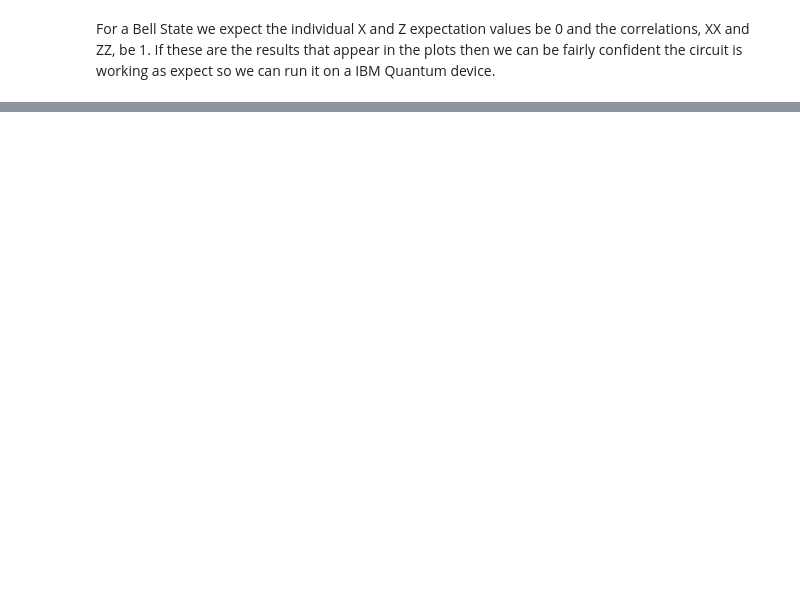
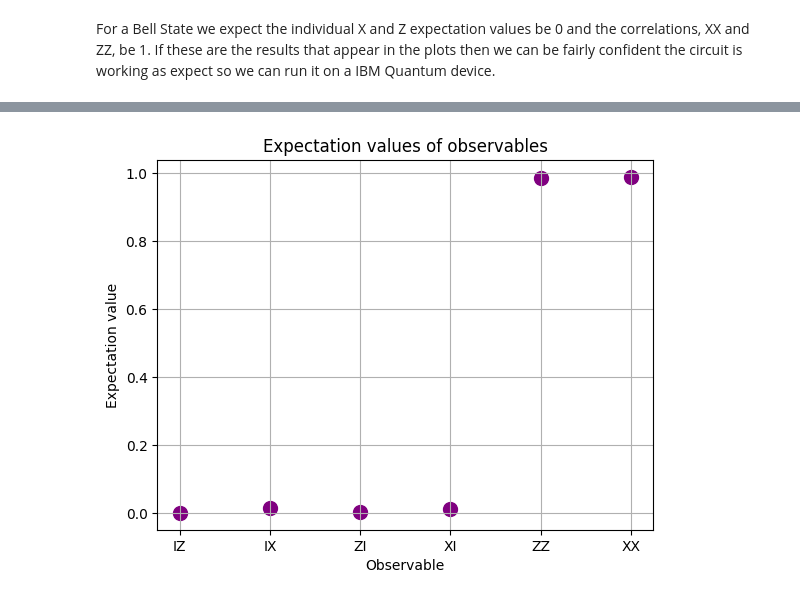
Before and after one commit to ZacharyKokot/Summer-Research-2024, a Jupyter notebook: IBMQuantumDemo.ipynb, the cells around one changed output, grey strips where cells are left out. Cells and saved outputs as stored; diff of their text form; code cells hidden in the pictures; blank space fills up the shorter version.

```diff
--- a/IBMQuantumDemo.ipynb
+++ b/IBMQuantumDemo.ipynb
@@ -143,0 +174,30 @@ backend = service.least_busy(simulator = False, operational = True)
+# %%
+# Run the transpiled estimating the expectation values of the observables.
+estimator = Estimator(mode = backend)
+estimator.options.resilience_level = 1
+estimator.options.default_shots = 5000
+
+mapped_observables = [observable.apply_layout(transpiled_qc.layout) for observable in observables]
+
+job = estimator.run([(transpiled_qc, mapped_observables)])
+# %%
+job_result = job.result()
+
+pub_result = job.result()[0]
+# %%
+# Plot the results.
+
+# Getting the data from the result.
+values = pub_result.data.evs
+
+errors = pub_result.data.stds
+
+# Plotting the graph.
+plt.scatter(observables_labels, values, color='purple', s = 100)
+plt.ylabel('Expectation value')
+plt.xlabel('Observable')
+plt.title('Expectation values of observables')
+plt.grid()
+plt.show()
+# %% [output]
+[figure, added]
```
Also changed, not shown: parts of 12 cells of this notebook, 6 other files.
